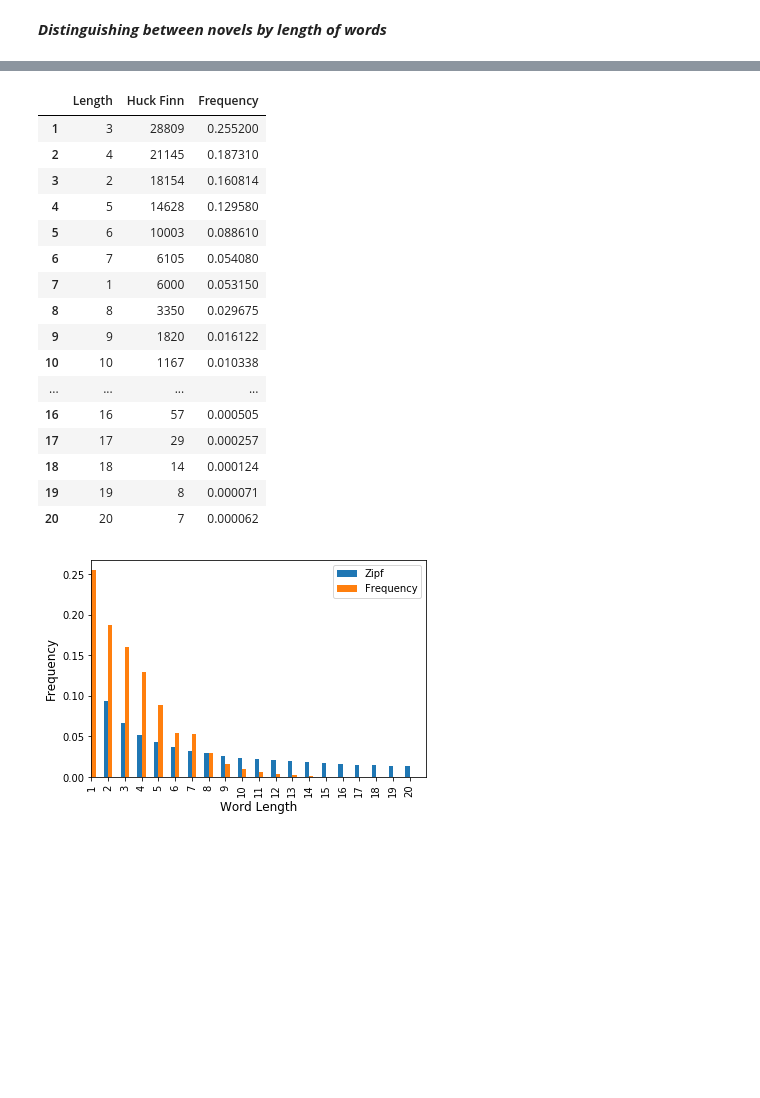
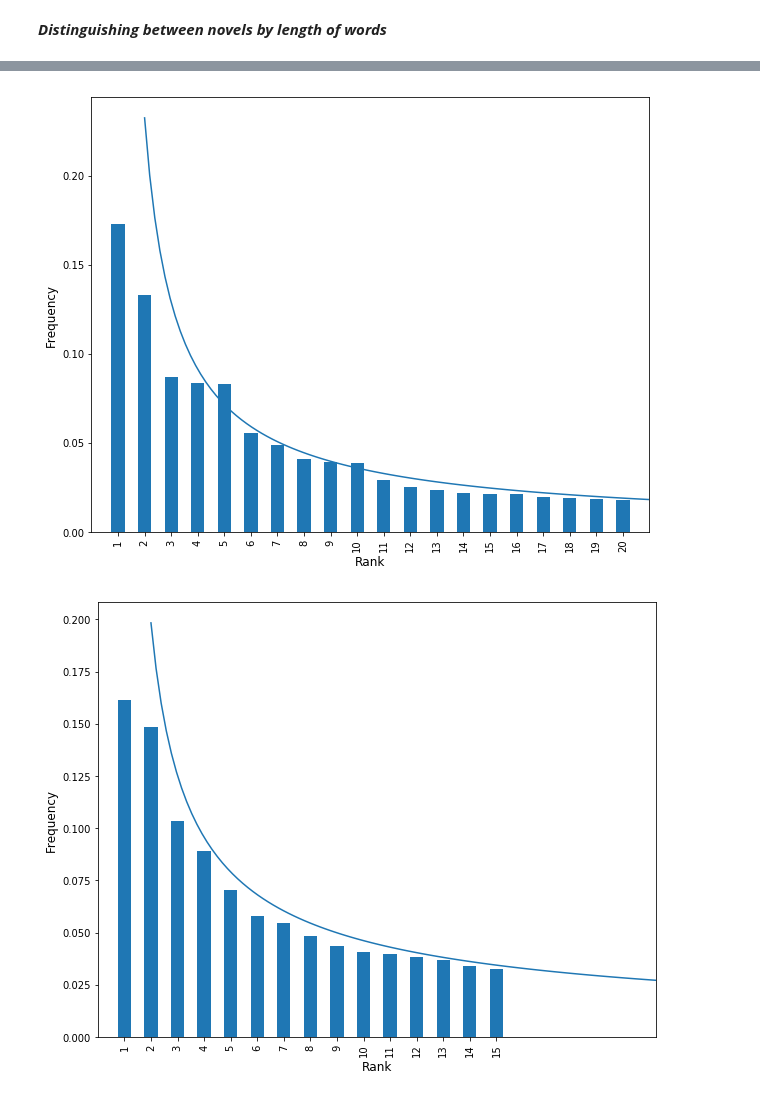
Before and after one commit to mrxiahuren/DS-UA-112-Spring-2020-Public, a Jupyter notebook: lecture/week7/week7-lec1-demo.ipynb, the cells around one changed output, grey strips where cells are left out. Saved outputs shown, nothing was run; the diff lists cells and outputs as text; code cells hidden in the pictures; blank space fills up the shorter version.

```diff
--- a/lecture/week7/week7-lec1-demo.ipynb
+++ b/lecture/week7/week7-lec1-demo.ipynb
@@ -346,0 +346,18 @@ df_merged.head(3)
+# %%
+def count_frequency(df, truncate = -1):
+    df_melt = pd.melt(df.str.split(" ", expand = True))
+    df_melt = df_melt['value'].dropna().value_counts().sort_values(ascending=False)
+
+    df_melt = df_melt[:truncate]
+    total = df_melt.sum()
+
+    df_melt = df_melt.to_frame().reset_index()
+    df_melt["value"] = df_melt["value"] / total
+    df_melt.rename(columns = {"index":"word", "value":"frequency"}, inplace = True)
+
+    df_melt.index = df_melt.index + 1
+
+    return df_melt
+# %%
+df_huck_finn_word_count = count_frequency(df_huck_finn, truncate = 20)
+df_little_women_word_count = count_frequency(df_little_women, truncate = 20)
@@ -377,24 +399,0 @@ df_huck_finn_word_length
-# %%
-temp = df_huck_finn_word_length.sort_values(by='Huck Finn', ascending=False).reset_index()
-
-temp.index = temp.index + 1
-
-temp.rename(columns={'index':'Length'})
-# %% [output]
-|  | Length | Huck Finn | Frequency |
-| 1 | 3 | 28809 | 0.255200 |
-| 2 | 4 | 21145 | 0.187310 |
-| 3 | 2 | 18154 | 0.160814 |
-| 4 | 5 | 14628 | 0.129580 |
-| 5 | 6 | 10003 | 0.088610 |
-| 6 | 7 | 6105 | 0.054080 |
-| 7 | 1 | 6000 | 0.053150 |
-| 8 | 8 | 3350 | 0.029675 |
-| 9 | 9 | 1820 | 0.016122 |
-| 10 | 10 | 1167 | 0.010338 |
-| ... | ... | ... | ... |
-| 16 | 16 | 57 | 0.000505 |
-| 17 | 17 | 29 | 0.000257 |
-| 18 | 18 | 14 | 0.000124 |
-| 19 | 19 | 8 | 0.000071 |
-| 20 | 20 | 7 | 0.000062 |
@@ -404,9 +400,18 @@ temp['Zipf'] = \
+# %%
+hf_count_reg = LinearRegression().fit(np.log(df_huck_finn_word_count.index.values).reshape(-1,1),
+                             np.log(df_huck_finn_word_count['frequency'].values.reshape(-1,1)))
+
+slope = hf_count_reg.coef_[0][0]
+intercept = hf_count_reg.intercept_[0]
 # %%
-# df_huck_finn_word_length
-temp[['Zipf','Frequency']].plot(kind='bar')
-plt.xlim(xmin=0, xmax = 20)
-plt.gca().set_xlabel("Word Length", fontsize=12)
-plt.gca().set_ylabel("Frequency", fontsize=12)
+plt_values = np.linspace(1,20,100)
+
+plt.plot( plt_values, np.exp(intercept) * (plt_values**slope))
+df_huck_finn_word_count['frequency'].plot(kind='bar', figsize = (10,8))
+plt.xlim(xmin=-1, xmax = 20)
+plt.xlabel("Rank", fontsize=12)
+plt.ylabel("Frequency", fontsize=12)
+
 plt.plot();
 # %% [output]
-[figure, old version]
+[figure, new version]
@@ -412,0 +424,12 @@ plt.plot();
+# %%
+plt_values = np.linspace(1,20,100)
+
+plt.plot( plt_values, np.exp(intercept) * (plt_values**slope))
+df_little_women_word_count['frequency'].plot(kind='bar', figsize = (10,8))
+plt.xlim(xmin=-1, xmax = 20)
+plt.xlabel("Rank", fontsize=12)
+plt.ylabel("Frequency", fontsize=12)
+
+plt.plot();
+# %% [output]
+[figure, added]
```
Also changed, not shown: parts of 27 cells of this notebook, 5 other files.
